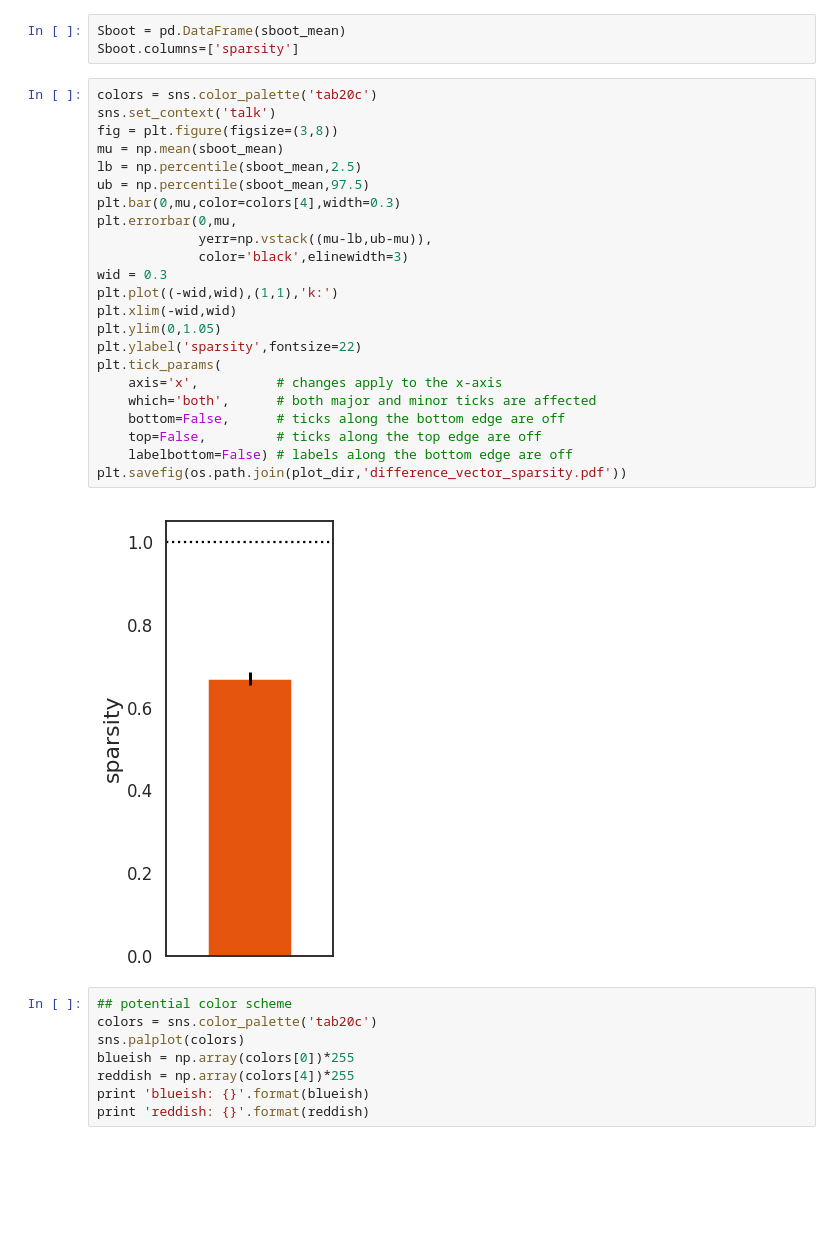
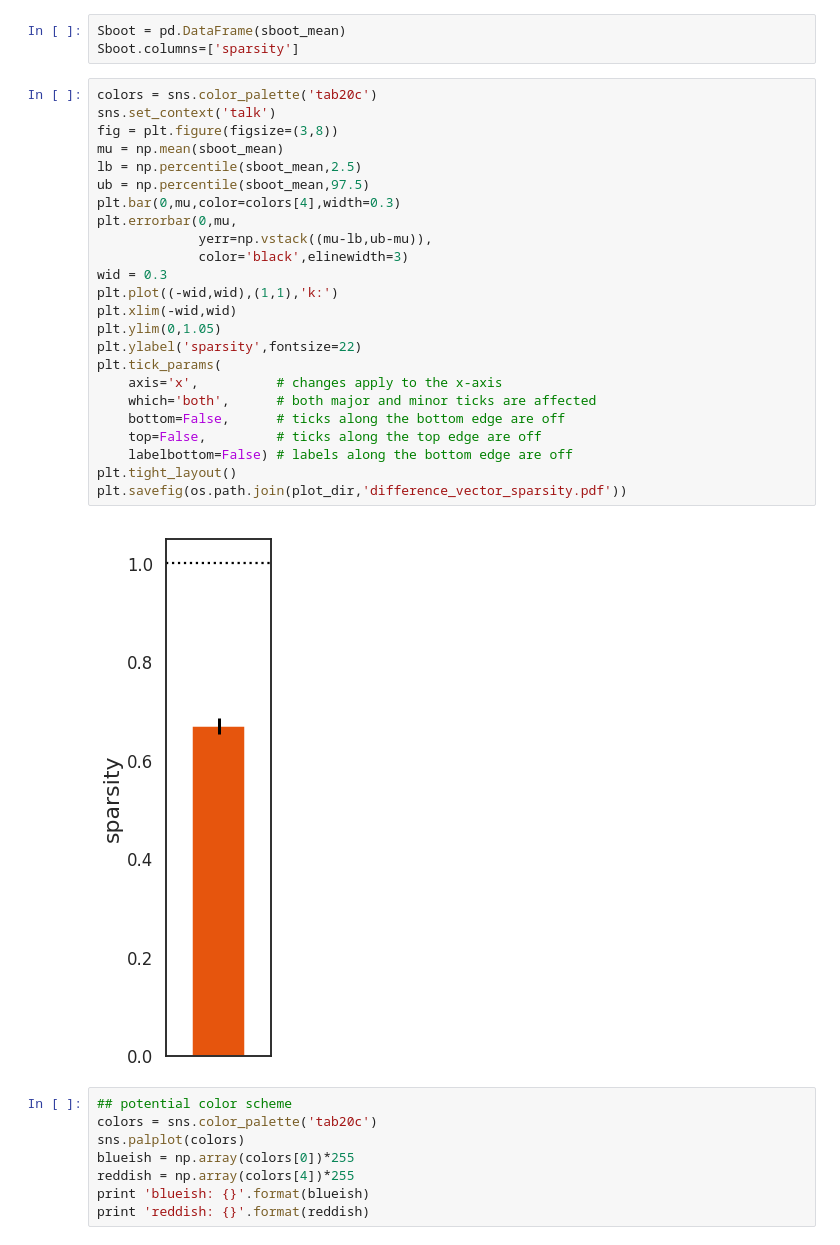
Before and after one commit to cogtoolslab/semantic_parts, a Jupyter notebook: analysis/jefan/semantic_parts_feature_analysis.ipynb, the cells around one changed output. Saved outputs shown, nothing was run; the diff lists cells and outputs as text; blank space fills up the shorter version.

Commit message:
tightlayout adjust width of sparsity bar

```diff
--- a/analysis/jefan/semantic_parts_feature_analysis.ipynb
+++ b/analysis/jefan/semantic_parts_feature_analysis.ipynb
@@ -523,28 +523,29 @@ Sboot.columns=['sparsity']
 # %%
 colors = sns.color_palette('tab20c')
 sns.set_context('talk')
 fig = plt.figure(figsize=(3,8))
 mu = np.mean(sboot_mean)
 lb = np.percentile(sboot_mean,2.5)
 ub = np.percentile(sboot_mean,97.5)
 plt.bar(0,mu,color=colors[4],width=0.3)
 plt.errorbar(0,mu,
              yerr=np.vstack((mu-lb,ub-mu)),
              color='black',elinewidth=3)
 wid = 0.3
 plt.plot((-wid,wid),(1,1),'k:')
 plt.xlim(-wid,wid)
 plt.ylim(0,1.05)
 plt.ylabel('sparsity',fontsize=22)
 plt.tick_params(
     axis='x',          # changes apply to the x-axis
     which='both',      # both major and minor ticks are affected
     bottom=False,      # ticks along the bottom edge are off
     top=False,         # ticks along the top edge are off
     labelbottom=False) # labels along the bottom edge are off
+plt.tight_layout()
 plt.savefig(os.path.join(plot_dir,'difference_vector_sparsity.pdf'))
 # %% [output]
-[figure, old version]
+[figure, new version]
 # %%
 ## potential color scheme
 colors = sns.color_palette('tab20c')
```
Also changed, not shown: 1 other file.
